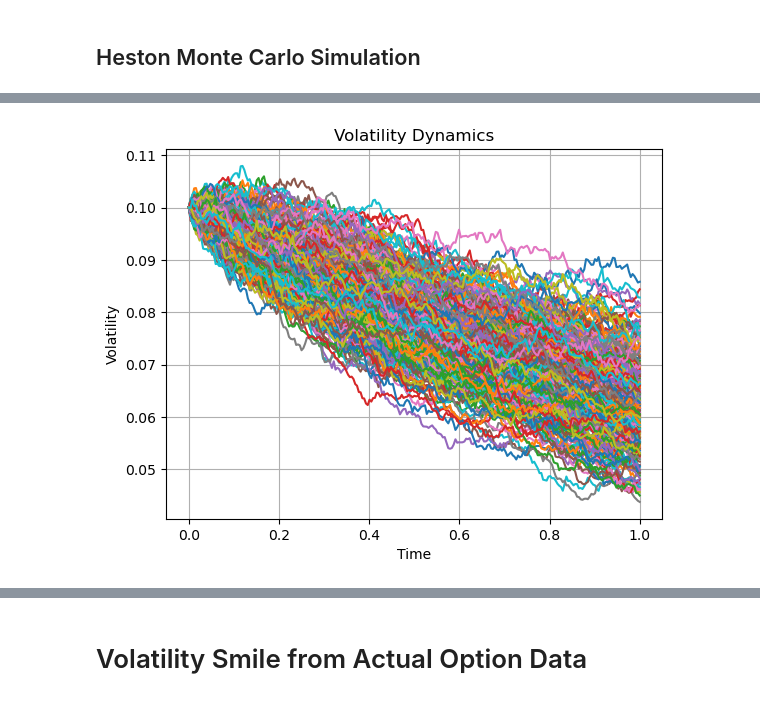
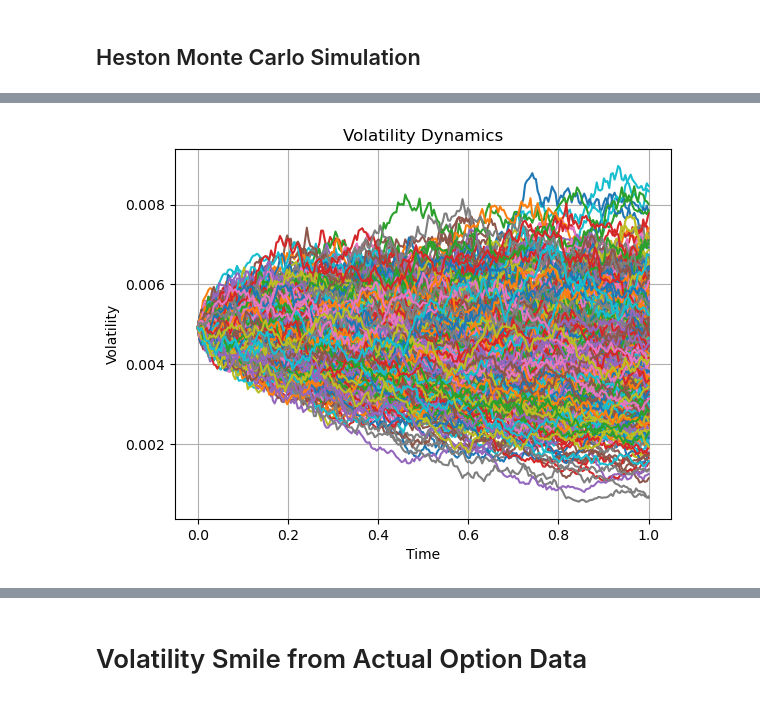
Before and after one commit to maher2k0/mc-heston-option-pricing, a Jupyter notebook: playground.ipynb, the cells around one changed output, grey strips where cells are left out. Drawn from its saved outputs; the diff is of its cells as text; code cells hidden in the pictures.

```diff
--- a/playground.ipynb
+++ b/playground.ipynb
@@ -187,0 +35,8 @@ sigma = 0.012136685335335578
+# %%
+# Fetch U.S. Treasury yield data from yfinance
+tickers = ['^IRX', '^FVX', '^TNX', '^TYX']  # 3-month, 5-year, 10-year, and 30-year Treasury yield indices
+data = yf.download(tickers, start=datetime.today() - timedelta(days=4), end=datetime.today())
+df_treasury = pd.DataFrame(data['Close'])
+df_treasury.columns = ['3M', '5Y', '10Y', '30Y']
+df_treasury.reset_index(inplace=True)
+df_treasury
@@ -230,5 +94,5 @@ def calculate_rolling_volatility(prices, window=21, annualize=True, trading_days
 
     return rolling_vol
 
-df['variance_up_to_row'] = calculate_rolling_volatility(df['Change in asset returns'], window=21)
+df['variance_up_to_row'] = calculate_rolling_volatility(df['Close'], window=21)
 df['variance_up_to_row'].plot()
@@ -590,12 +452,12 @@ results = {'parameters': {'r': 0.01,
 # Model parameters
 S0 = df['Close'].iloc[-1]    # Initial stock price
 K = S0+3     # Strike price
-r = results['parameters']['r']     # Risk-free rate
-T = 10.0/365       # Time to maturity (years)
+r = np.log(1+df_treasury['3M'].values[-1]/100) #results['parameters']['r']     # Risk-free rate
+T = 50.0/365       # Time to maturity (years)
 kappa = results['parameters']['k']   # Mean reversion rate
 theta = results['parameters']['theta']   # Long-term average volatility
 sigma = results['parameters']['sigma']    # Volatility of volatility
 rho = results['parameters']['rho']     # Correlation coefficient
-v0 = 0.05     # Initial volatility
+v0 = df['variance_up_to_row'].mean()    # Initial volatility
 # %% [markdown]
 ## Heston Option Pricing
@@ -656,8 +518,8 @@ T = 1.0 # Total time in years
 N = 252 # Number of time steps (for 252 trading days)
 dt = T / N # Time step size
 t = np.linspace(0.0, T, N+1) # Time vector
-mu = 0.1 # Expected return
-v0 = 0.1 # Initial volatility
+mu = r # Expected return (drift term)
+v0 = df['variance_up_to_row'].mean() # Initial volatility
 kappa = results['parameters']['k'] # Mean reversion rate
 theta = results['parameters']['theta'] # Long-term average volatility
 sigma = results['parameters']['sigma'] # Volatility of volatility
@@ -667,37 +529,60 @@ rho = results['parameters']['rho'] # Correlation coefficient
 fig1, ax1 = plt.subplots()
 fig2, ax2 = plt.subplots()
 
-MC_stock_sim = []
 
-for n in range(300):
-    # Generate random shocks - random fluctuations
-    #dW1 = np.random.randn(N) * np.sqrt(dt) #For non-correlated Brownian motion
-    dW2 = np.random.randn(N) * np.sqrt(dt)
-    dW1 = rho*dW2 - np.sqrt(1-rho**2)*np.random.normal(0, np.sqrt(dt), N) #For correlated Brownian motion
+#The following MC sim code has been fully vectorised
+# for n in range(300):
+#     # Generate random shocks - random fluctuations
+#     #dW1 = np.random.randn(N) * np.sqrt(dt) #For non-correlated Brownian motion
+#     dW2 = np.random.randn(N) * np.sqrt(dt)
+#     dW1 = rho*dW2 - np.sqrt(1-rho**2)*np.random.normal(0, np.sqrt(dt), N) #For correlated Brownian motion
+
+#     # Initialize arrays for stock price and volatility
+#     S = np.zeros(N+1)
+#     v = np.zeros(N+1)
+#     S[0] = S0 # Initial stock price
+#     v[0] = v0 # Initial volatility
+
+#     # Euler-Maruyama method to solve the stochastic differential equation for stock price dynamics
+#     for i in range(1, N+1):
+#         v[i] = v[i-1] + kappa * (theta - v[i-1]) * dt + sigma * np.sqrt(v[i-1]) * dW2[i-1]
+#         S[i] = S[i-1] * (1 + mu * dt + np.sqrt(v[i-1]) * dW1[i-1])
+
+#     MC_stock_sim.append(S)
+#     # Plot the results
+#     #plt.figure(figsize=(10, 6))
+#     #plt.subplot(2, 1, 1)
+#     ax1.plot(t, S)
+#     ax2.plot(t,v)
 
 
-    # Initialize arrays for stock price and volatility
-    S = np.zeros(N+1)
-    v = np.zeros(N+1)
-    S[0] = S0 # Initial stock price
-    v[0] = v0 # Initial volatility
+#Fully vectorised code
+num_sims = 500
+# Generate correlated Brownian motions for all simulations at once
+dW2 = np.random.normal(0, np.sqrt(dt), size=(num_sims, N))
+dW1 = rho * dW2 + np.sqrt(1 - rho**2) * np.random.normal(0, np.sqrt(dt), size=(num_sims, N))
 
-    # Euler-Maruyama method to solve the stochastic differential equation for stock price dynamics
-    for i in range(1, N+1):
-        v[i] = v[i-1] + kappa * (theta - v[i-1]) * dt + sigma * np.sqrt(v[i-1]) * dW2[i-1]
-        S[i] = S[i-1] * (1 + mu * dt + np.sqrt(v[i-1]) * dW1[i-1])
+# Initialize arrays for stock prices and volatilities
+S = np.zeros((num_sims, N+1))
+v = np.zeros((num_sims, N+1))
+S[:, 0] = S0
+v[:, 0] = v0
 
-    MC_stock_sim.append(S)
-    # Plot the results
-    #plt.figure(figsize=(10, 6))
-    #plt.subplot(2, 1, 1)
-    ax1.plot(t, S)
-    ax2.plot(t,v)
+# Vectorized Euler-Maruyama method
+for i in range(N):
+    v[:, i+1] = v[:, i] + kappa * (theta - v[:, i]) * dt + sigma * np.sqrt(v[:, i]) * dW2[:, i]
+    # Ensure volatility stays positive
+    v[:, i+1] = np.maximum(v[:, i+1], 0)
+    S[:, i+1] = S[:, i] * (1 + mu * dt + np.sqrt(v[:, i]) * dW1[:, i])
 
+
+# Plotting
+ax1.plot(t, S.T)
+ax2.plot(t, v.T)
 
 ax1.set_title('Stock Price Dynamics')
 ax1.set_xlabel('Time')
-ax1.set_ylabel('Stock Price')
+ax1.set_ylabel('Stock Price ($)')
 ax1.grid(True)
 
 ax2.set_title('Volatility Dynamics')
@@ -709 +594 @@ ax2.grid(True)
-[figure, old version]
+[figure, new version]
```
Also changed, not shown: parts of 32 cells of this notebook, 8 other files.
